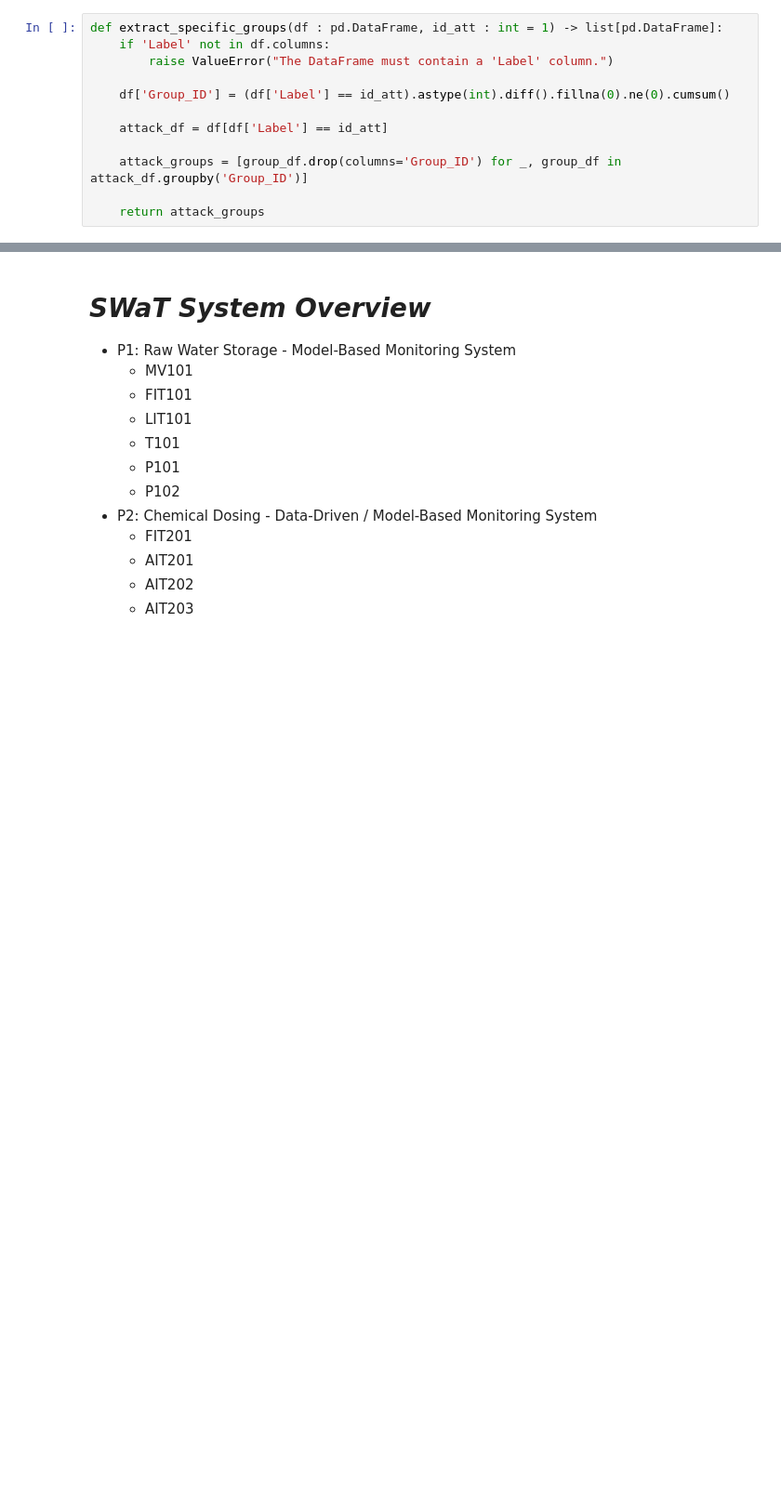
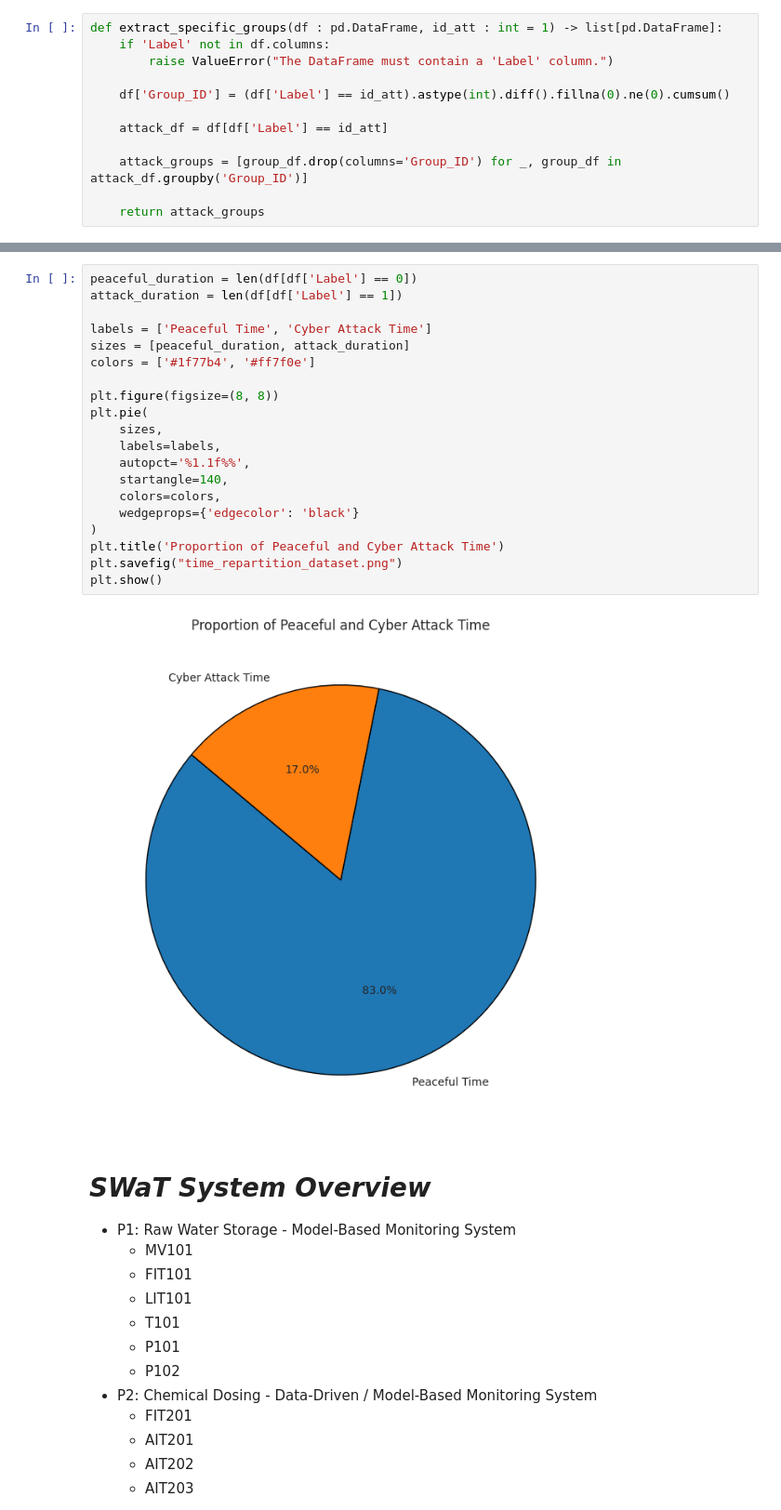
Before and after one commit to ClovisDyArx/cyberml_projet, a Jupyter notebook: dataset2_subject1_new_dataset.ipynb, the cells around one changed output, grey strips where cells are left out. Shown at 93% size. Drawn from its saved outputs; the diff is of its cells as text; blank space fills up the shorter version.

```diff
--- a/dataset2_subject1_new_dataset.ipynb
+++ b/dataset2_subject1_new_dataset.ipynb
@@ -539,6 +556,28 @@ Duration of the benign time before an attack : 377 seconds
 | P601 Status | int64 | 1 | 0 | 0 | 1.000000 | 1.000000 | 1.000000 | 0.000000 |
 | Attack_Group | int64 | 1 | 0 | 0 | 11.000000 | 11.000000 | 11.000000 | 0.000000 |
 ... (3 outputs left out)
+# %%
+peaceful_duration = len(df[df['Label'] == 0])
+attack_duration = len(df[df['Label'] == 1])
+
+labels = ['Peaceful Time', 'Cyber Attack Time']
+sizes = [peaceful_duration, attack_duration]
+colors = ['#1f77b4', '#ff7f0e']
+
+plt.figure(figsize=(8, 8))
+plt.pie(
+    sizes,
+    labels=labels,
+    autopct='%1.1f%%',
+    startangle=140,
+    colors=colors,
+    wedgeprops={'edgecolor': 'black'}
+)
+plt.title('Proportion of Peaceful and Cyber Attack Time')
+plt.savefig("time_repartition_dataset.png")
+plt.show()
+# %% [output]
+[figure, added]
 # %% [markdown]
 # ***SWaT System Overview***
 
```
Also changed, not shown: parts of 10 cells of this notebook, 4 other files.
